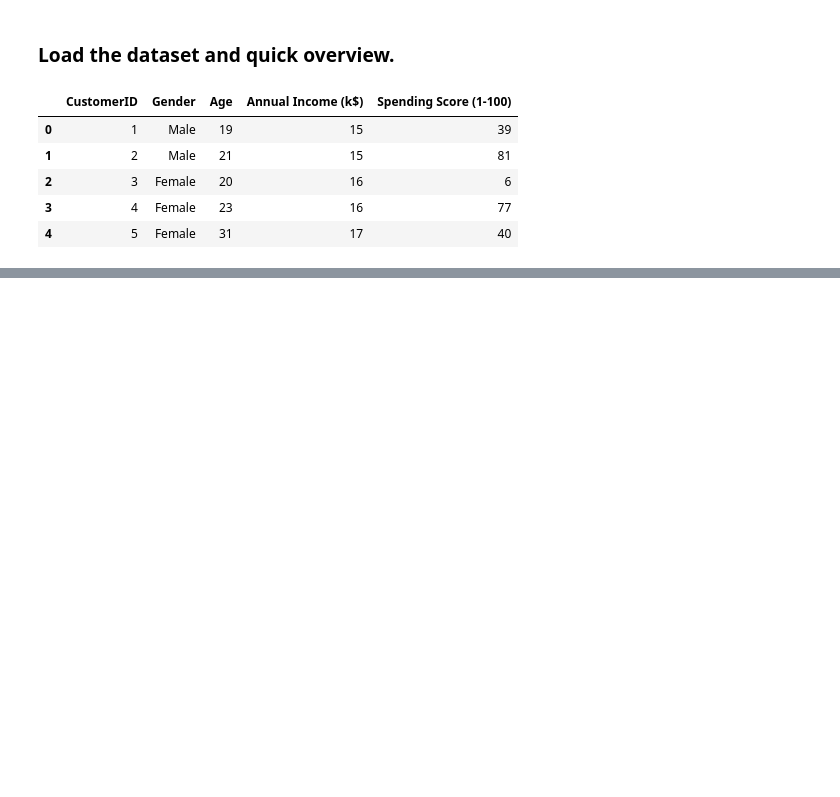
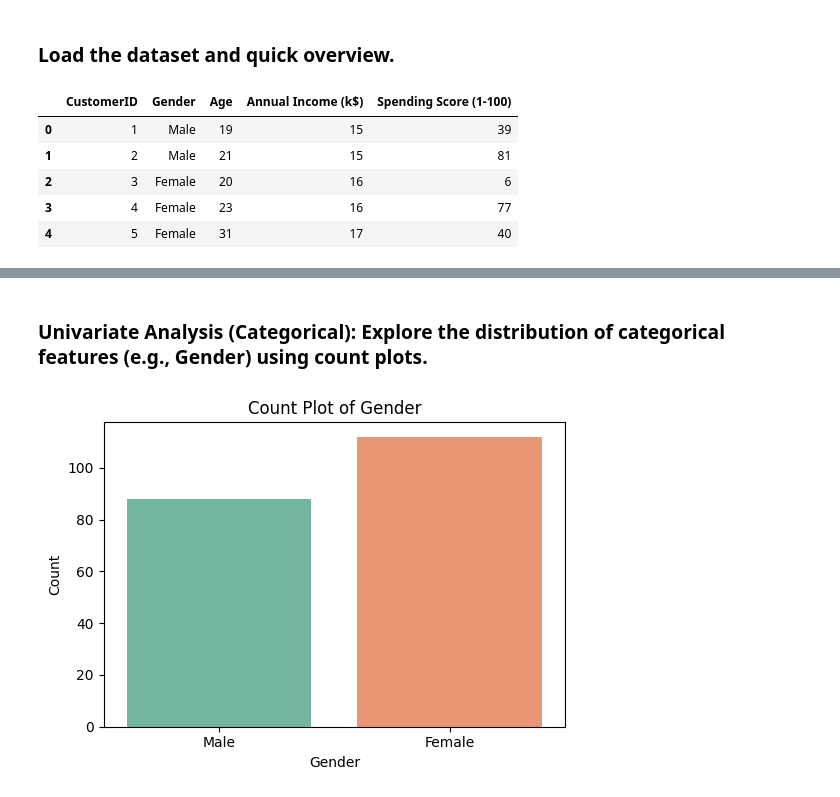
Before and after one commit to AbdelrahmanMostafa33/Customer-Segmentation, a Jupyter notebook: notebooks/Customer Segmentation.ipynb, the cells around one changed output, grey strips where cells are left out. Drawn from its saved outputs; the diff is of its cells as text; code cells hidden in the pictures; blank space fills up the shorter version.

```diff
--- a/notebooks/Customer Segmentation.ipynb
+++ b/notebooks/Customer Segmentation.ipynb
@@ -36,0 +182,28 @@ df.head()
+# %% [markdown]
+### **Univariate Analysis (Categorical):** Explore the distribution of categorical features (e.g., Gender) using count plots.
+# %%
+# Select categorical columns
+categorical_cols = df.select_dtypes(include=['object', 'category']).columns.to_list()
+
+# Automatically calculate rows and columns
+n_cols = 3  # number of plots per row
+n_rows = math.ceil(len(categorical_cols) / n_cols)
+
+fig, axes = plt.subplots(n_rows, n_cols, figsize=(5 * n_cols, 4 * n_rows))
+axes = axes.flatten()  # flatten in case of multiple rows
+
+for i, col in enumerate(categorical_cols):
+    sns.countplot(x=col, data=df, ax=axes[i], hue=col, palette="Set2")
+    axes[i].set_title(f"Count Plot of {col}")
+    axes[i].set_xlabel(col)
+    axes[i].set_ylabel("Count")   # countplot = frequency, not "Exam Score"
+    axes[i].tick_params(axis="x")  # rotate labels if too long
+
+# Remove any empty subplots (if total plots < n_rows*n_cols)
+for j in range(i+1, len(axes)):
+    fig.delaxes(axes[j])
+
+plt.tight_layout()
+plt.show()
+# %% [output]
+[figure, added]
```
Also changed, not shown: parts of 35 cells of this notebook.
